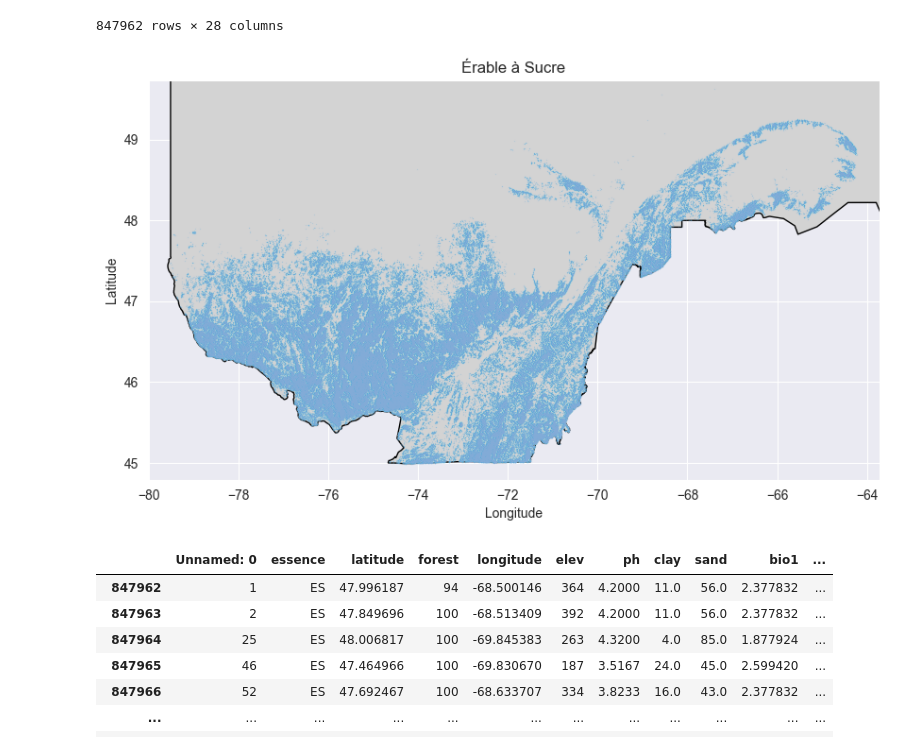
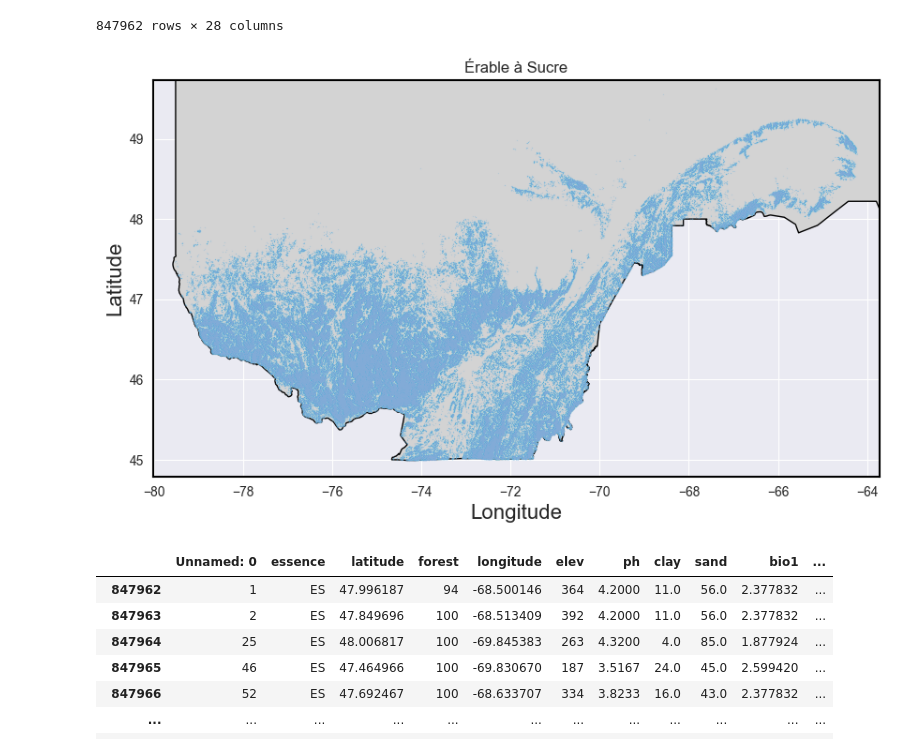
Before and after one commit to jorgelizarazo94/Maple_Quebecois, a Jupyter notebook: Maples_split.ipynb, the cells around one changed output. Drawn from its saved outputs; the diff is of its cells as text; code cells hidden in the pictures.

```diff
--- a/Maples_split.ipynb
+++ b/Maples_split.ipynb
@@ -64,11 +64,14 @@ plt.gca().set_aspect(1.8)
 
 # Set plot details
 plt.title('Érable à Sucre')
-plt.xlabel('Longitude')
-plt.ylabel('Latitude')
-
+plt.xlabel('Longitude', fontsize=16)
+plt.ylabel('Latitude', fontsize=16)
+ax = plt.gca()
+for spine in ax.spines.values():
+    spine.set_edgecolor('black')
+    spine.set_linewidth(1.5)
 # Save the plot as PNG with transparency
-plt.savefig('images/EO_occurrences_map.png', transparent=True, dpi=300)
+plt.savefig('images/red_occurrences_map.png', transparent=True, dpi=300)
 
 # Display the plot
 plt.show()
@@ -95,35 +98,39 @@ eo_data
 # %%
 # Filter for EO in the essence column
 es_data = db[db['essence'] == 'ES']
 
 # Create the plot with a taller figure size
 plt.figure(figsize=(10, 15))
 
 # Plot the Quebec shapefile
 quebec_map.plot(ax=plt.gca(), color='lightgray', edgecolor='black')
 
 # Plot the EO occurrences on top of the shapefile
 sns.scatterplot(x='longitude', y='latitude', data=es_data, color='#51a7dc', s=1, alpha=0.2)
 
 # Set zoom by focusing on the data point ranges (adjust as necessary)
 plt.xlim([es_data['longitude'].min() - 0.5, es_data['longitude'].max() + 0.5])
 plt.ylim([es_data['latitude'].min() - 0.2, es_data['latitude'].max() + 0.10])
 
 # Adjust aspect ratio to stretch the height
 plt.gca().set_aspect(1.8)
 
 # Set plot details
 plt.title('Érable à Sucre')
-plt.xlabel('Longitude')
-plt.ylabel('Latitude')
 
+plt.xlabel('Longitude', fontsize=16)
+plt.ylabel('Latitude', fontsize=16)
+ax = plt.gca()
+for spine in ax.spines.values():
+    spine.set_edgecolor('black')
+    spine.set_linewidth(1.5)
 # Save the plot as PNG with transparency
-plt.savefig('EO_occurrences_map.png', transparent=True, dpi=300)
+plt.savefig('images/EO_occurrences_map.png', transparent=True, dpi=300)
 
 # Display the plot
 plt.show()
 # %% [output]
-[figure, old version]
+[figure, new version]
 # %%
 es_data
 # %% [output]
```
Also changed, not shown: parts of 1 cell of this notebook, 1 other file.
